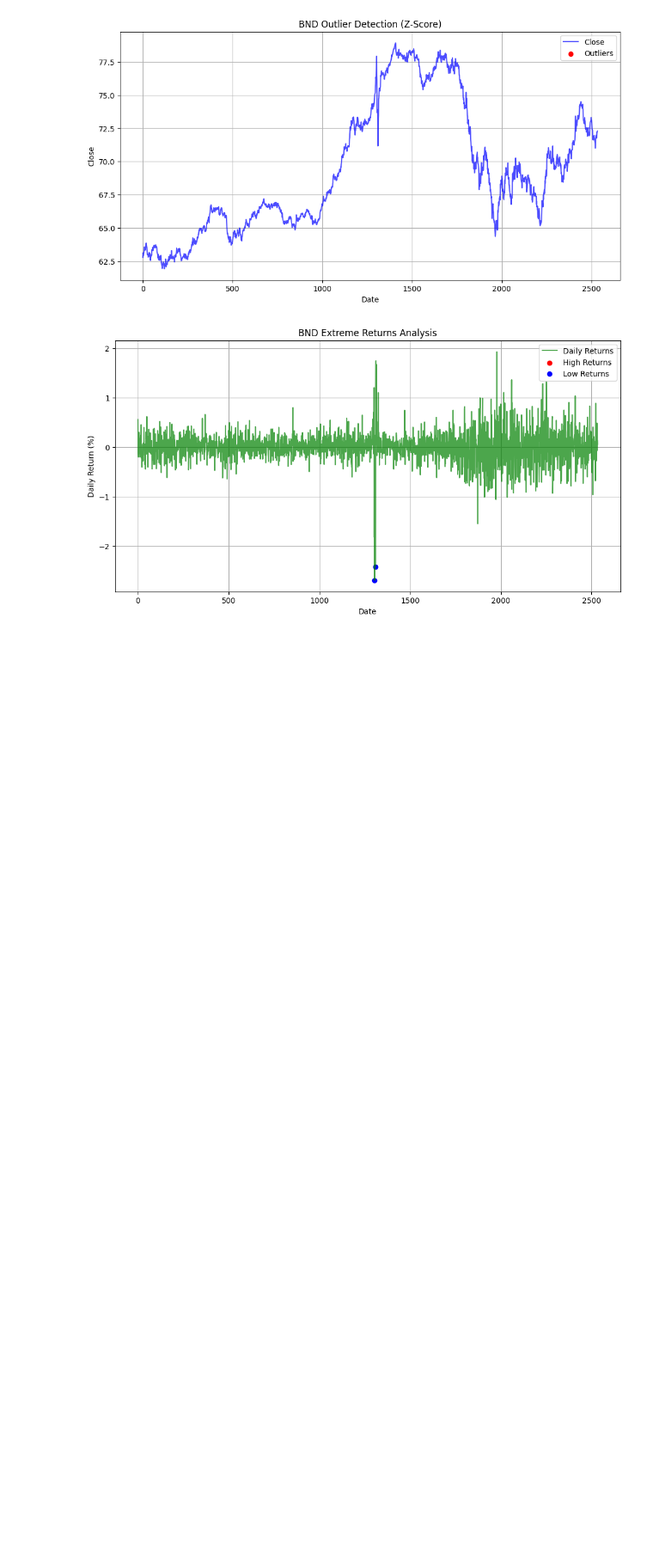
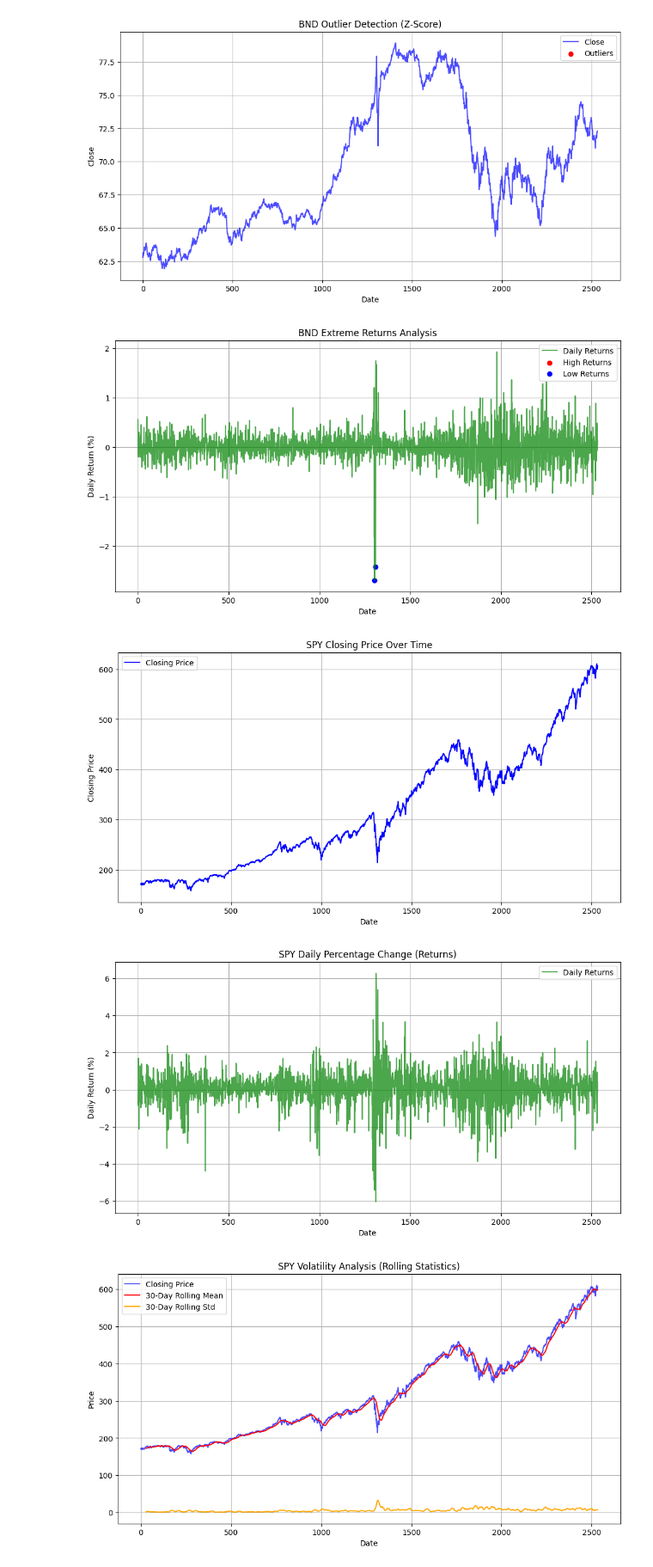
Before and after one commit to dagiteferi/TimeSeries-Portfolio-Optimization, a Jupyter notebook: notebooks/Preprocess_Explore_Data.ipynb, the cells around one changed output. Shown at 86% size. Saved outputs shown, nothing was run; the diff lists cells and outputs as text; code cells hidden in the pictures; blank space fills up the shorter version.

```diff
--- a/notebooks/Preprocess_Explore_Data.ipynb
+++ b/notebooks/Preprocess_Explore_Data.ipynb
@@ -144,3 +144,14 @@ analyze_extreme_returns(bnd, "BND")
 [figure]
 [figure]
 [figure]
+# %%
+# Perform EDA for SPY
+visualize_closing_price(spy, "SPY")
+calculate_daily_returns(spy, "SPY")
+analyze_volatility(spy, "SPY")
+detect_outliers(spy, "SPY")
+analyze_extreme_returns(spy, "SPY")
+# %% [output]
+[figure, added]
+[figure, added]
+[figure, added]
```
Also changed, not shown: parts of 1 cell of this notebook.
